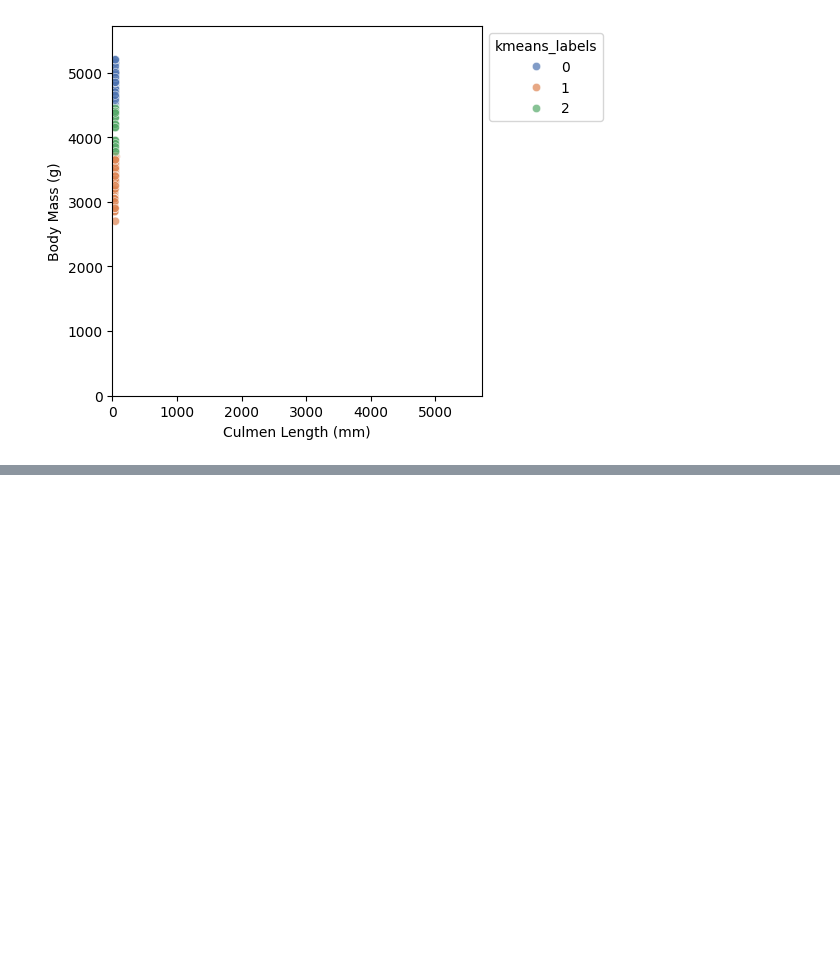
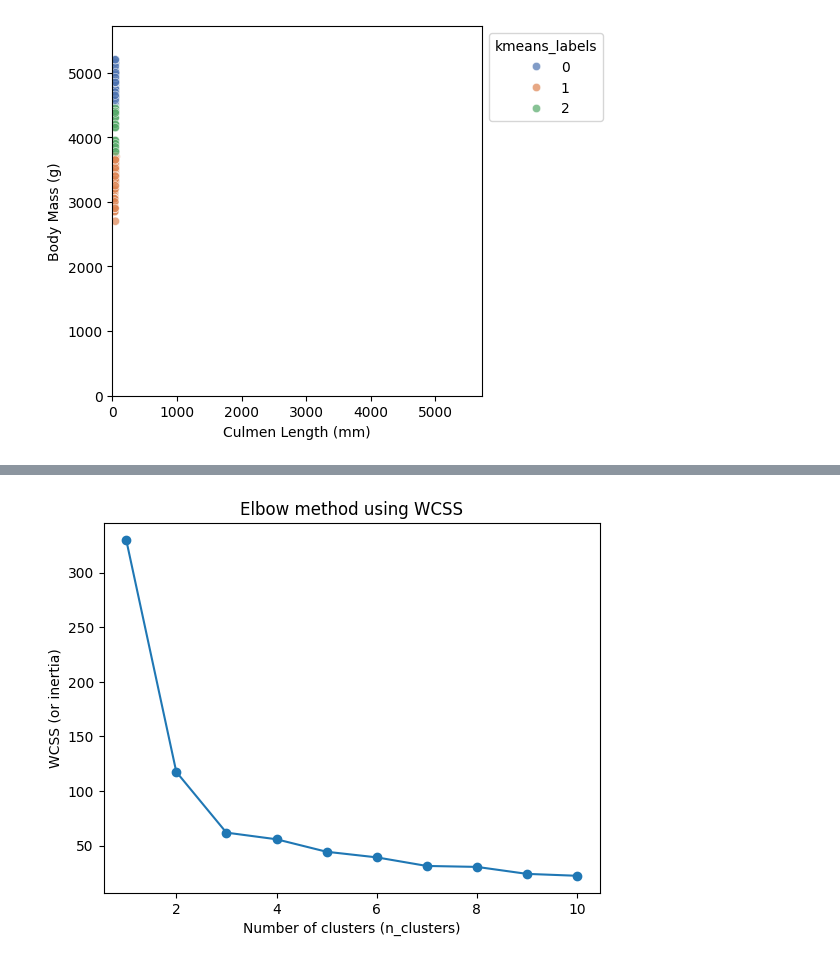
Before and after one commit to DavidGuzzi/inria, a Jupyter notebook: unsupervised.ipynb, the cells around one changed output, grey strips where cells are left out. Saved outputs shown, nothing was run; the diff lists cells and outputs as text; code cells hidden in the pictures; blank space fills up the shorter version.

```diff
--- a/unsupervised.ipynb
+++ b/unsupervised.ipynb
@@ -114,0 +161,22 @@ scaled_kmeans = make_pipeline(
+# %%
+import matplotlib.pyplot as plt
+
+wcss = []
+n_clusters_values = range(1, 11)
+
+for n_clusters in n_clusters_values:
+    model = make_pipeline(
+        StandardScaler(),
+        KMeans(n_clusters=n_clusters, random_state=0),
+    )
+    cluster_labels = model.fit_predict(
+        female_penguins[["Culmen Length (mm)", "Body Mass (g)"]]
+    )
+    wcss.append(model.named_steps["kmeans"].inertia_)
+
+plt.plot(n_clusters_values, wcss, marker="o")
+plt.xlabel("Number of clusters (n_clusters)")
+plt.ylabel("WCSS (or inertia)")
+_ = plt.title("Elbow method using WCSS")
+# %% [output]
+[figure, added]
```
Also changed, not shown: parts of 9 cells of this notebook.
